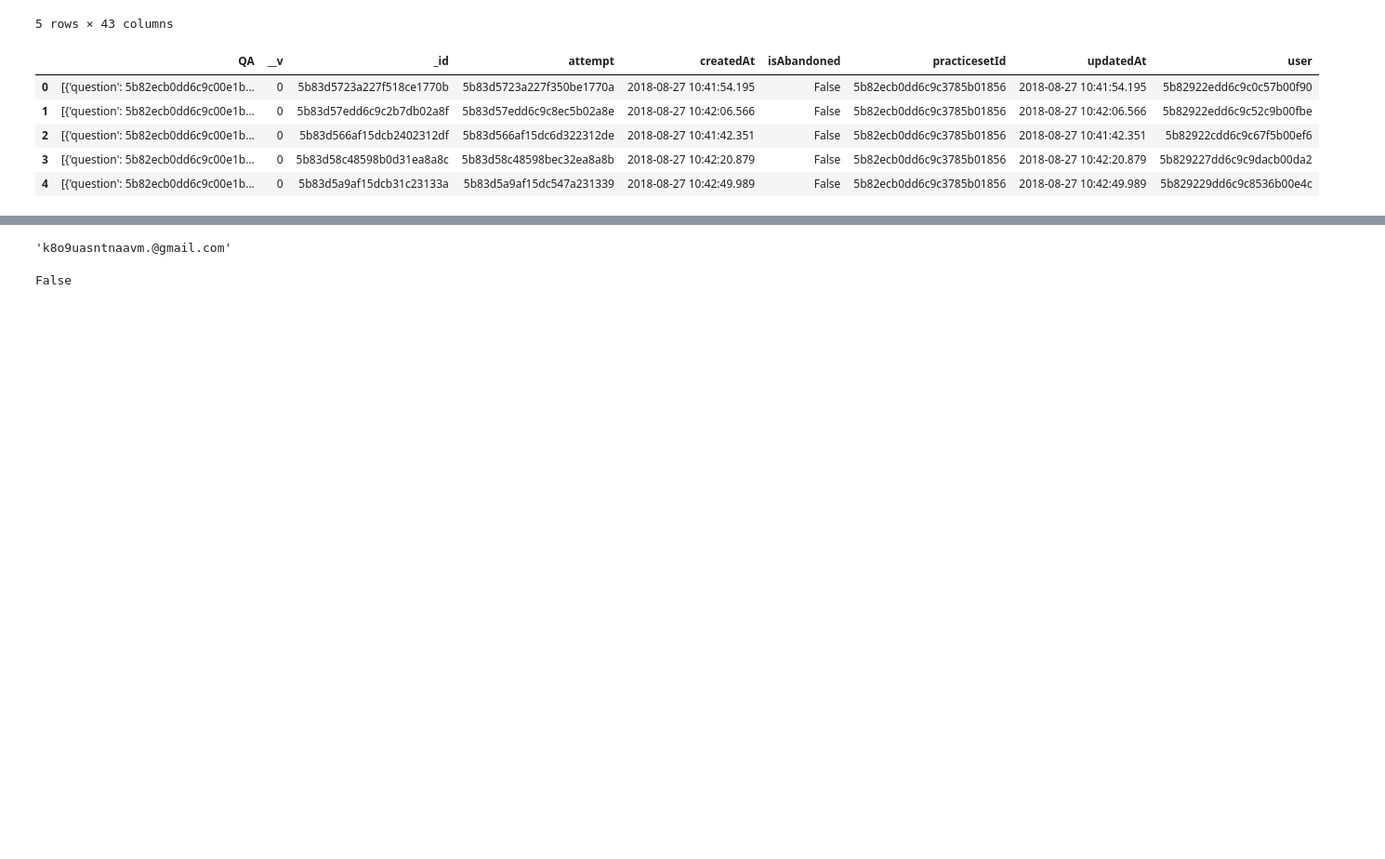
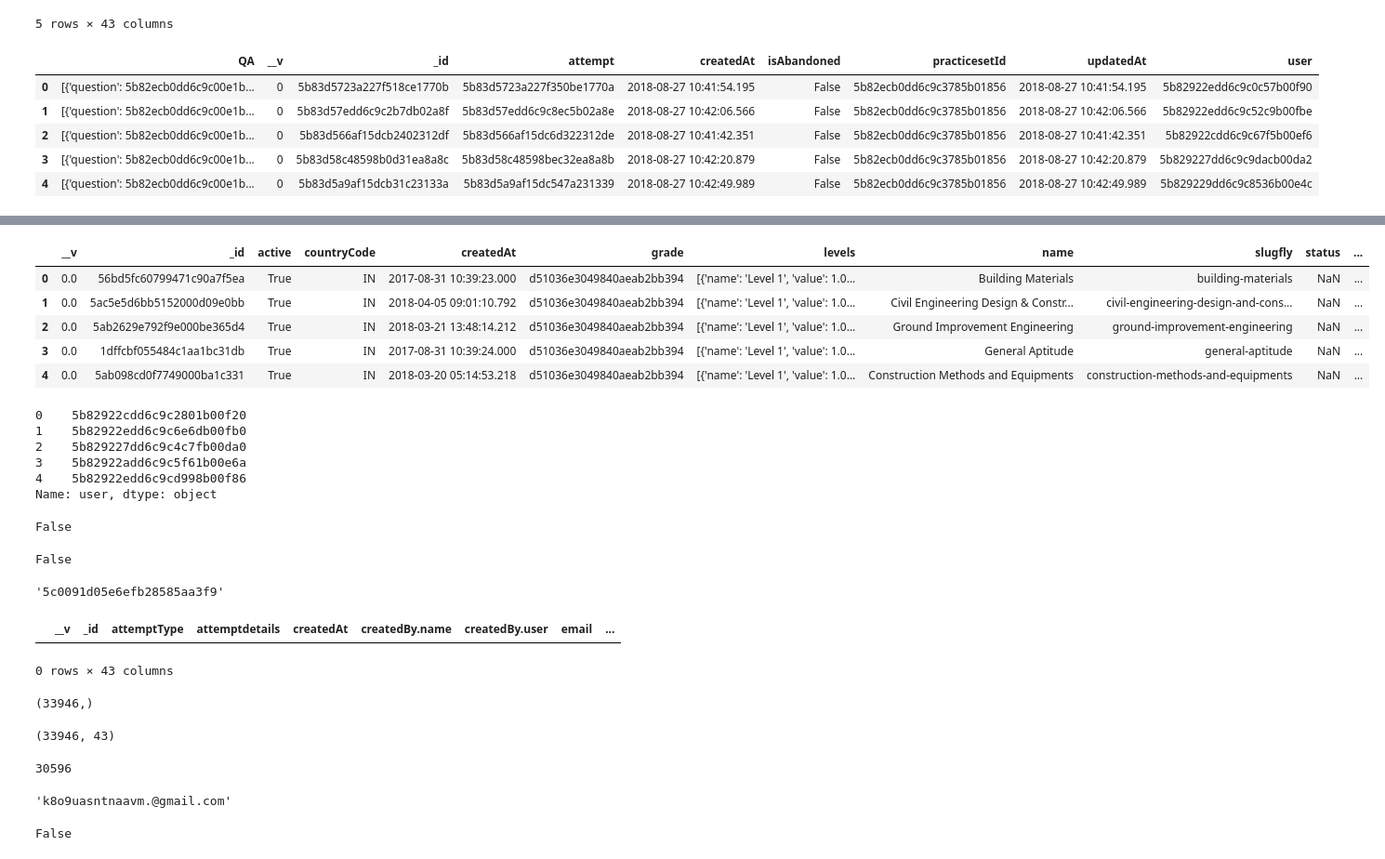
Before and after one commit to Kali-Dev/Internship-Assignment, a Jupyter notebook: intership project.ipynb, the cells around one changed output, grey strips where cells are left out. Shown: that part at 93% size. Cells and saved outputs as stored; diff of their text form; code cells hidden in the pictures; blank space fills up the shorter version.

```diff
--- a/intership project.ipynb
+++ b/intership project.ipynb
@@ -96,3 +124,50 @@ attemptdetails_df.head()
+# %%
+subjects_df.head()
+# %% [output]
+|  | __v | _id | active | countryCode | createdAt | grade | levels | name | slugfly | status | ... |
+| 0 | 0.0 | 56bd5fc60799471c90a7f5ea | True | IN | 2017-08-31 10:39:23.000 | d51036e3049840aeab2bb394 | [{'name': 'Level 1', 'value': 1.0... | Building Materials | building-materials | NaN | ... |
+| 1 | 0.0 | 5ac5e5d6bb5152000d09e0bb | True | IN | 2018-04-05 09:01:10.792 | d51036e3049840aeab2bb394 | [{'name': 'Level 1', 'value': 1.0... | Civil Engineering Design & Constr... | civil-engineering-design-and-cons... | NaN | ... |
+| 2 | 0.0 | 5ab2629e792f9e000be365d4 | True | IN | 2018-03-21 13:48:14.212 | d51036e3049840aeab2bb394 | [{'name': 'Level 1', 'value': 1.0... | Ground Improvement Engineering | ground-improvement-engineering | NaN | ... |
+| 3 | 0.0 | 1dffcbf055484c1aa1bc31db | True | IN | 2017-08-31 10:39:24.000 | d51036e3049840aeab2bb394 | [{'name': 'Level 1', 'value': 1.0... | General Aptitude | general-aptitude | NaN | ... |
+| 4 | 0.0 | 5ab098cd0f7749000ba1c331 | True | IN | 2018-03-20 05:14:53.218 | d51036e3049840aeab2bb394 | [{'name': 'Level 1', 'value': 1.0... | Construction Methods and Equipments | construction-methods-and-equipments | NaN | ... |
+# %%
+attempts_df.user[:5]
+# %% [output]
+0    5b82922cdd6c9c2801b00f20
+1    5b82922edd6c9c6e6db00fb0
+2    5b829227dd6c9c4c7fb00da0
+3    5b82922add6c9c5f61b00e6a
+4    5b82922edd6c9cd998b00f86
+Name: user, dtype: object
+# %%
+'5b82922cdd6c9c2801b00f20' in attempts_df.user
+# %% [output]
+False
+# %%
+attempts_df.user[10000] in attempts_df.user
+# %% [output]
+False
+# %%
+str(attempts_df.user[10000])
+# %% [output]
+'5c0091d05e6efb28585aa3f9'
+# %%
+attempts_df.loc[attempts_df['user']== str(attempts_df.user[10000])]
+# %% [output]
+|  | __v | _id | attemptType | attemptdetails | createdAt | createdBy.name | createdBy.user | email | ... |
+0 rows × 43 columns
+# %%
+attempts_df.userId.shape
+# %% [output]
+(33946,)
+# %%
+attempts_df.shape
+# %% [output]
+(33946, 43)
+# %%
+attempts_df.userId.value_counts().sum()
+# %% [output]
+30596
 # %%
 attempts_df.userId[10000]
 # %% [output]
```
Also changed, not shown: parts of 4 cells of this notebook.
